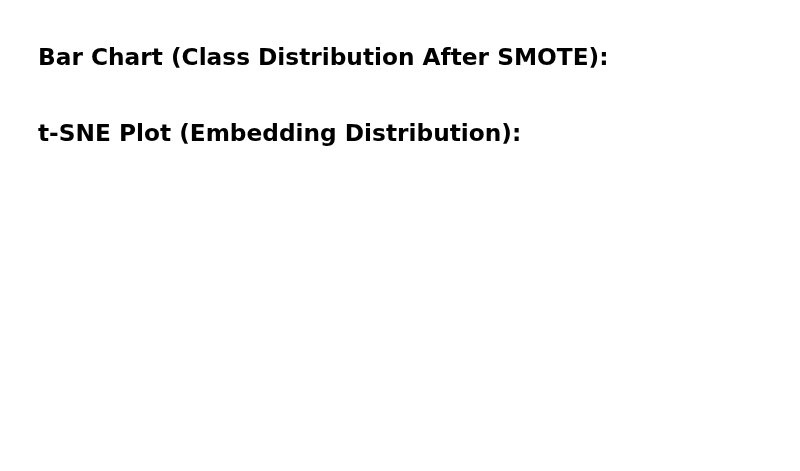
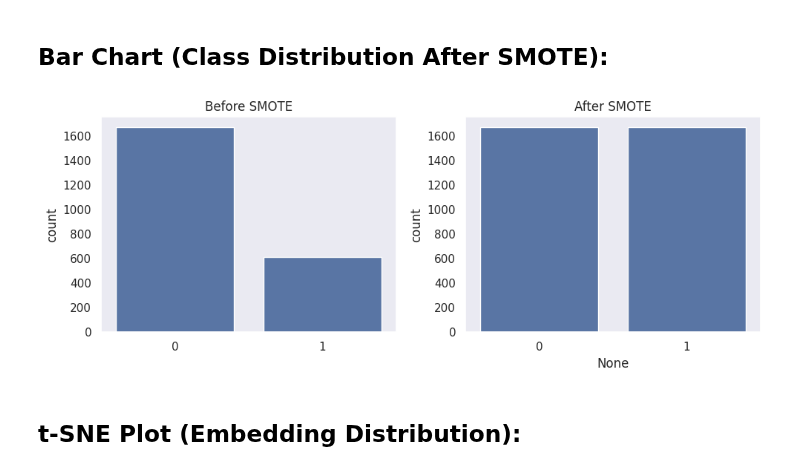
Before and after one commit to fjadidi2001/fake_news_detection, a Jupyter notebook: BERTGCNAttention.ipynb, the cells around one changed output. Cells and saved outputs as stored; diff of their text form; code cells hidden in the pictures; blank space fills up the shorter version.

Commit message:
update chart

```diff
--- a/BERTGCNAttention.ipynb
+++ b/BERTGCNAttention.ipynb
@@ -260,13 +321,15 @@ print("Resampled data shape:", X_resampled.shape, "Label distribution:", np.binc
 # %%
 import seaborn as sns
 import matplotlib.pyplot as plt
 
-sns.set_theme(style="darkgrid")  # or "whitegrid", "dark", "white", "ticks", etc.
+sns.set_theme(style="dark")
 
 fig, axes = plt.subplots(1, 2, figsize=(10, 4))
 sns.countplot(x=y, ax=axes[0])
 axes[0].set_title("Before SMOTE")
 sns.countplot(x=y_resampled, ax=axes[1])
 axes[1].set_title("After SMOTE")
 plt.tight_layout()
 plt.show()
+# %% [output]
+[figure, added]
```
Also changed, not shown: parts of 20 cells of this notebook.
